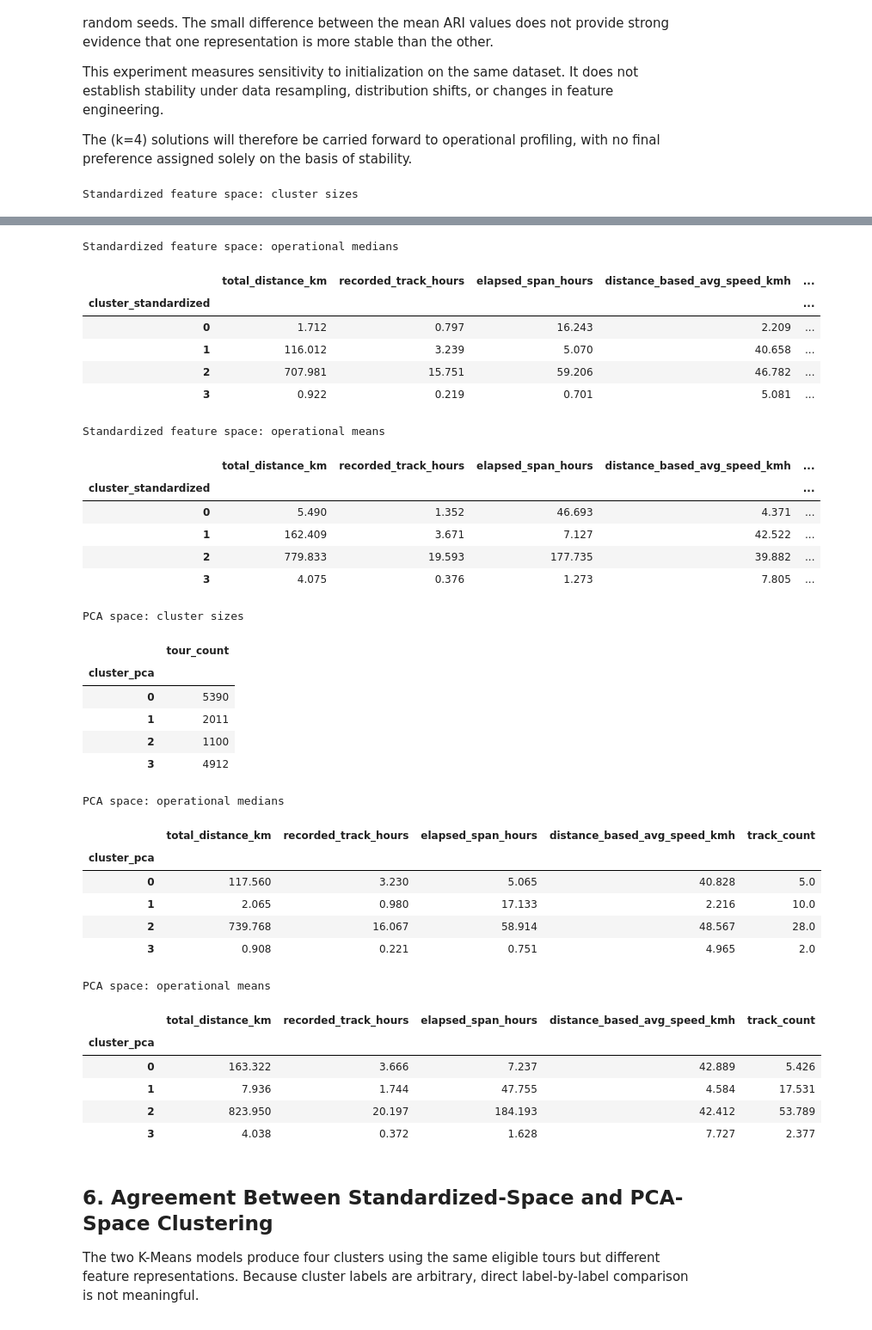
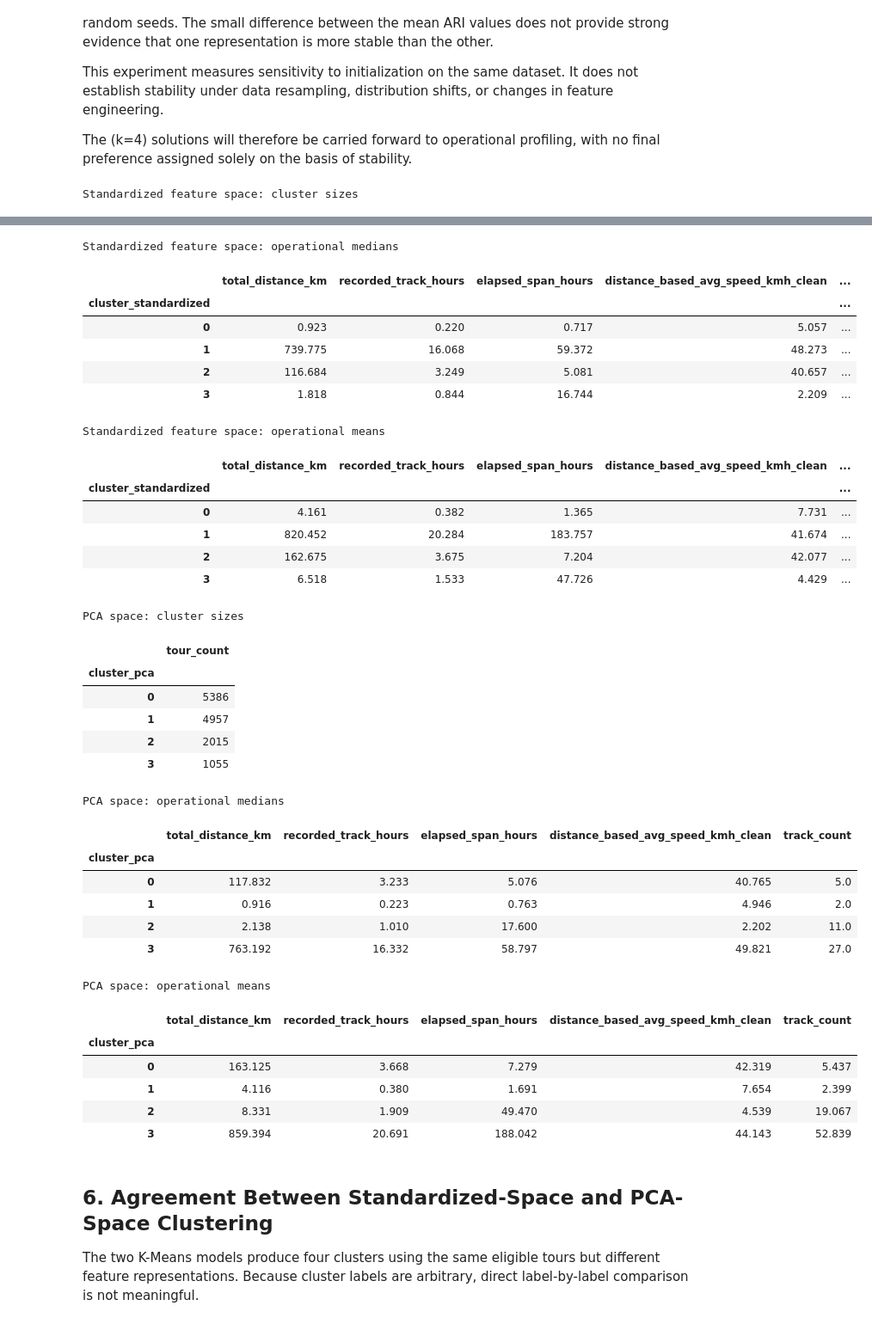
Before and after one commit to Bhargeshjani03/dt-cargo-vehicle-telemetry-, a Jupyter notebook: notebooks/tour_level_kmeans_comparison.ipynb, the cells around one changed output, grey strips where cells are left out. Shown at 86% size. Drawn from its saved outputs; the diff is of its cells as text; code cells hidden in the pictures.

```diff
--- a/notebooks/tour_level_kmeans_comparison.ipynb
+++ b/notebooks/tour_level_kmeans_comparison.ipynb
@@ -185,7 +185,7 @@ standardized_features = [
     "scaled_total_distance_km",
     "scaled_recorded_track_hours",
     "scaled_elapsed_span_hours",
-    "scaled_distance_based_avg_speed_kmh",
+    "scaled_distance_based_avg_speed_kmh_clean",
     "scaled_track_count",
 ]
 
@@ -518,7 +518,7 @@ tour_data_path = (
     / "data"
     / "processed"
     / "tour_level"
-    / "retained_tours_quality_checked.csv"
+    / "retained_tours_quality_checked_speed_flagged.csv"
 )
 
 tour_data = pd.read_csv(tour_data_path)
@@ -570,7 +570,7 @@ profile_columns = [
     "total_distance_km",
     "recorded_track_hours",
     "elapsed_span_hours",
-    "distance_based_avg_speed_kmh",
+    "distance_based_avg_speed_kmh_clean",
     "track_count",
 ]
 
@@ -625,38 +625,38 @@ Standardized feature space: cluster sizes
 Standardized feature space: operational medians
-|  | total_distance_km | recorded_track_hours | elapsed_span_hours | distance_based_avg_speed_kmh | ... |
+|  | total_distance_km | recorded_track_hours | elapsed_span_hours | distance_based_avg_speed_kmh_clean | ... |
 | cluster_standardized |  |  |  |  | ... |
-| 0 | 1.712 | 0.797 | 16.243 | 2.209 | ... |
-| 1 | 116.012 | 3.239 | 5.070 | 40.658 | ... |
-| 2 | 707.981 | 15.751 | 59.206 | 46.782 | ... |
-| 3 | 0.922 | 0.219 | 0.701 | 5.081 | ... |
+| 0 | 0.923 | 0.220 | 0.717 | 5.057 | ... |
+| 1 | 739.775 | 16.068 | 59.372 | 48.273 | ... |
+| 2 | 116.684 | 3.249 | 5.081 | 40.657 | ... |
+| 3 | 1.818 | 0.844 | 16.744 | 2.209 | ... |
 Standardized feature space: operational means
-|  | total_distance_km | recorded_track_hours | elapsed_span_hours | distance_based_avg_speed_kmh | ... |
+|  | total_distance_km | recorded_track_hours | elapsed_span_hours | distance_based_avg_speed_kmh_clean | ... |
 | cluster_standardized |  |  |  |  | ... |
-| 0 | 5.490 | 1.352 | 46.693 | 4.371 | ... |
-| 1 | 162.409 | 3.671 | 7.127 | 42.522 | ... |
-| 2 | 779.833 | 19.593 | 177.735 | 39.882 | ... |
-| 3 | 4.075 | 0.376 | 1.273 | 7.805 | ... |
+| 0 | 4.161 | 0.382 | 1.365 | 7.731 | ... |
+| 1 | 820.452 | 20.284 | 183.757 | 41.674 | ... |
+| 2 | 162.675 | 3.675 | 7.204 | 42.077 | ... |
+| 3 | 6.518 | 1.533 | 47.726 | 4.429 | ... |
 PCA space: cluster sizes
 |  | tour_count |
 | cluster_pca |  |
-| 0 | 5390 |
-| 1 | 2011 |
-| 2 | 1100 |
-| 3 | 4912 |
+| 0 | 5386 |
+| 1 | 4957 |
+| 2 | 2015 |
+| 3 | 1055 |
 PCA space: operational medians
-|  | total_distance_km | recorded_track_hours | elapsed_span_hours | distance_based_avg_speed_kmh | track_count |
+|  | total_distance_km | recorded_track_hours | elapsed_span_hours | distance_based_avg_speed_kmh_clean | track_count |
 | cluster_pca |  |  |  |  |  |
-| 0 | 117.560 | 3.230 | 5.065 | 40.828 | 5.0 |
-| 1 | 2.065 | 0.980 | 17.133 | 2.216 | 10.0 |
-| 2 | 739.768 | 16.067 | 58.914 | 48.567 | 28.0 |
-| 3 | 0.908 | 0.221 | 0.751 | 4.965 | 2.0 |
+| 0 | 117.832 | 3.233 | 5.076 | 40.765 | 5.0 |
+| 1 | 0.916 | 0.223 | 0.763 | 4.946 | 2.0 |
+| 2 | 2.138 | 1.010 | 17.600 | 2.202 | 11.0 |
+| 3 | 763.192 | 16.332 | 58.797 | 49.821 | 27.0 |
 PCA space: operational means
-|  | total_distance_km | recorded_track_hours | elapsed_span_hours | distance_based_avg_speed_kmh | track_count |
+|  | total_distance_km | recorded_track_hours | elapsed_span_hours | distance_based_avg_speed_kmh_clean | track_count |
 | cluster_pca |  |  |  |  |  |
-| 0 | 163.322 | 3.666 | 7.237 | 42.889 | 5.426 |
-| 1 | 7.936 | 1.744 | 47.755 | 4.584 | 17.531 |
-| 2 | 823.950 | 20.197 | 184.193 | 42.412 | 53.789 |
-| 3 | 4.038 | 0.372 | 1.628 | 7.727 | 2.377 |
+| 0 | 163.125 | 3.668 | 7.279 | 42.319 | 5.437 |
+| 1 | 4.116 | 0.380 | 1.691 | 7.654 | 2.399 |
+| 2 | 8.331 | 1.909 | 49.470 | 4.539 | 19.067 |
+| 3 | 859.394 | 20.691 | 188.042 | 44.143 | 52.839 |
 # %% [markdown]
 ## 6. Agreement Between Standardized-Space and PCA-Space Clustering
 
```
Also changed, not shown: parts of 56 cells of this notebook, 2 other files.
